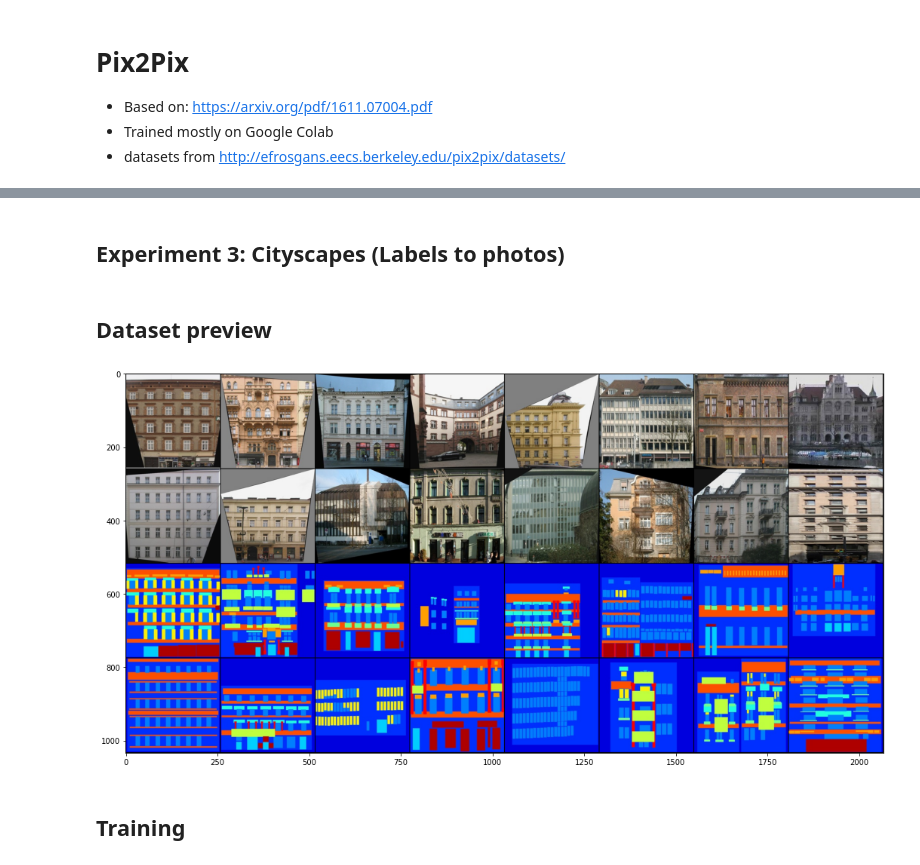
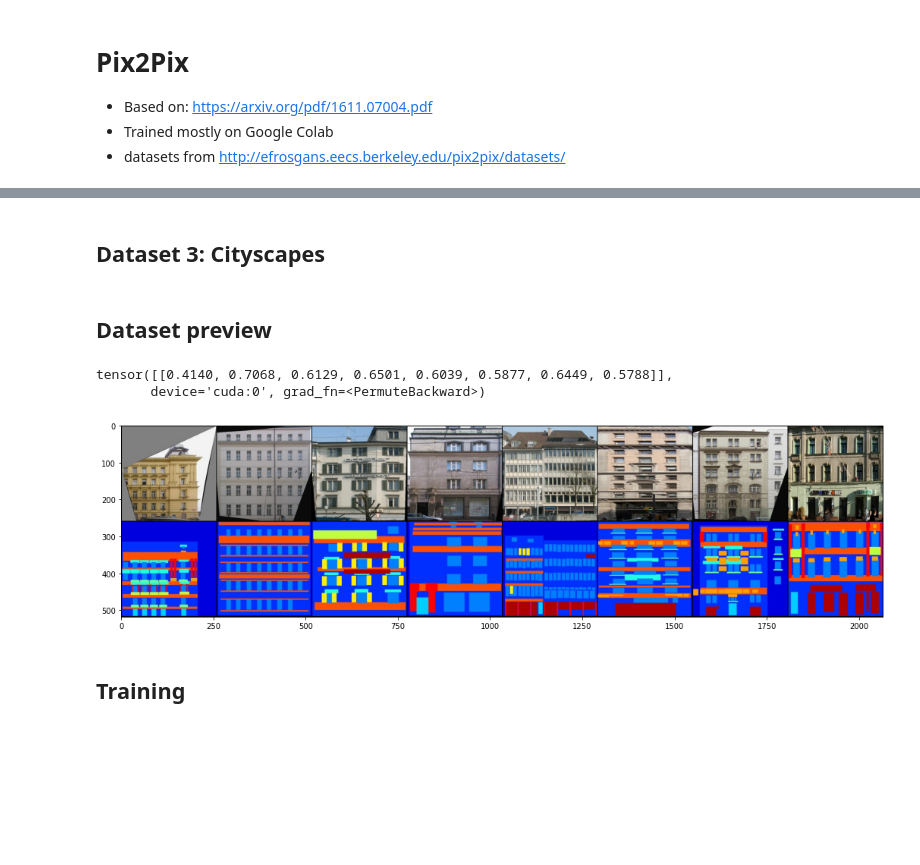
Before and after one commit to adriansuwala/ml2020-21, a Jupyter notebook: projekt/pix2pix.ipynb, the cells around one changed output, grey strips where cells are left out. Cells and saved outputs as stored; diff of their text form; code cells hidden in the pictures; blank space fills up the shorter version.

```diff
--- a/projekt/pix2pix.ipynb
+++ b/projekt/pix2pix.ipynb
@@ -126,7 +119,7 @@ EXPERIMENT_NAME = "maps"
 GEN_TYPE = "unet"
 DIS_TYPE = "patchgan"
 # %% [markdown]
-## Experiment 3: Cityscapes (Labels to photos)
+## Dataset 3: Cityscapes
 # %%
 from data_loaders import Cityscapes
 import ab_transforms as abt
@@ -165,16 +158,25 @@ dataset_test = Cityscapes(root="datasets", folder="val", download=False,
 # %%
 test_loader = torch.utils.data.DataLoader(dataset_test, batch_size=16, shuffle=True, num_workers=0)
 preview_iter = iter(test_loader)
 imgA, imgB = preview_iter.next()
 
 fig, ax = plt.subplots(figsize=(18,18))
 images = std*torch.cat((imgA, imgB), dim=0) + mean
-# images = torch.cat((imgA, imgB), dim=0)
-ax.imshow(torchvision.utils.make_grid(images).numpy().transpose(1,2,0), cmap="gray")
+ax.imshow(torchvision.utils.make_grid(images).numpy().transpose(1,2,0))
+
+# save images side by side with their counterpart
+# t = []
+# for a, b in zip(imgA, imgB):
+#     t.append(a)
+#     t.append(b)
+# combined = 0.5*torch.stack(t)+0.5
+# torchvision.utils.save_image(combined.detach(), fp="preview.jpg", nrow=8, padding=0)
 
 try:
     print(dis(imgA.to(DEVICE), imgB.to(DEVICE)).T)
 except NameError:
     pass
 # %% [output]
+tensor([[0.4140, 0.7068, 0.6129, 0.6501, 0.6039, 0.5877, 0.6449, 0.5788]],
+       device='cuda:0', grad_fn=<PermuteBackward>)
-[figure, old version]
+[figure, new version]
```
Also changed, not shown: parts of 12 cells of this notebook, 1 other file.
